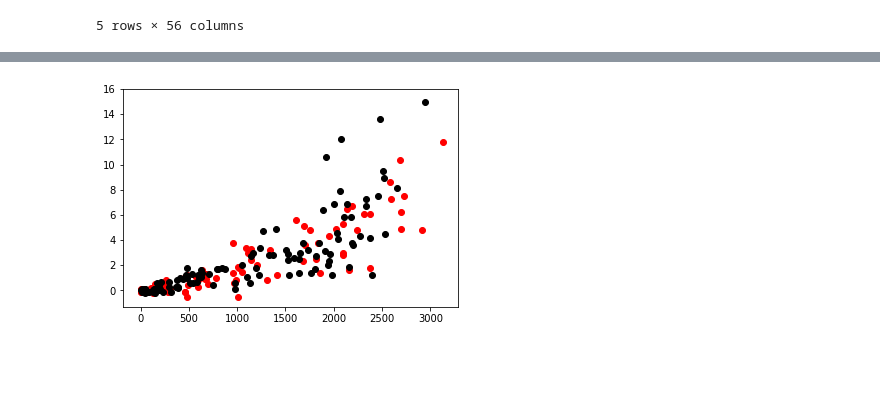
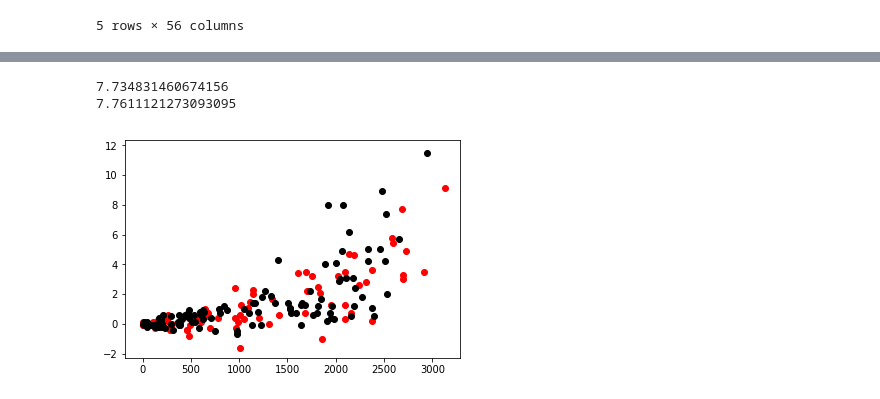
Before and after one commit to logan7734/Project1_repo, a Jupyter notebook: Untitled.ipynb, the cells around one changed output, grey strips where cells are left out. Cells and saved outputs as stored; diff of their text form; code cells hidden in the pictures; blank space fills up the shorter version.

Commit message:
separated positions for the year 2000

```diff
--- a/Untitled.ipynb
+++ b/Untitled.ipynb
@@ -143,17 +101,0 @@ position_groups.groups
-# %%
-
-#Get'C' group, Centers; and name it 'centers': use .get_group() method
-centers = position_groups.get_group('C')
-centers.head()
-
-#group centers by 'year'
-centers_year = centers.groupby('Year')
-centers_year.groups
-
-#Take a sample year (2000)
-two_thousand = centers_year.get_group(2000)
-
-#Get the average pts for centers in the year 2000
-
-avg_pts_2000 = two_thousand
-avg_pts_2000.head()
@@ -168,19 +101,0 @@ avg_pts_2000.head()
-# %%
-#Looking at 2017 as a second sample to do some plotting
-
-
-#Get'C' group, Centers; and name it 'centers': use .get_group() method
-centers = position_groups.get_group('C')
-centers.head()
-
-#group centers by 'year'
-centers_year = centers.groupby('Year')
-centers_year.groups
-
-#Take a sample year (2000)
-two_zero_one_seven = centers_year.get_group(2017)
-
-#Get the average pts for centers in the year 2000
-
-avg_pts_2017 = two_zero_one_seven
-avg_pts_2017.head()
@@ -209,7 +129,14 @@ print(avg_pts_2017["height (inches)"].mean())
+# %%
+print(avg_pts_2000["FGA"].mean() / avg_pts_2000["G"].mean())
+print(avg_pts_2017["FGA"].mean() / avg_pts_2017["G"].mean())
+#number of field goal attemps has is the same in this sample
+# %% [output]
+7.734831460674156
+7.7611121273093095
 # %%
-plt.scatter(avg_pts_2000["MP"], avg_pts_2000["WS"], color = "red")
-plt.scatter(avg_pts_2017["MP"], avg_pts_2017["WS"], color = "black")
+plt.scatter(avg_pts_2000["MP"], avg_pts_2000["OWS"], color = "red")
+plt.scatter(avg_pts_2017["MP"], avg_pts_2017["OWS"], color = "black")
 
 plt.show()
 # %% [output]
-[figure, old version]
+[figure, new version]
```
Also changed, not shown: parts of 10 cells of this notebook.
